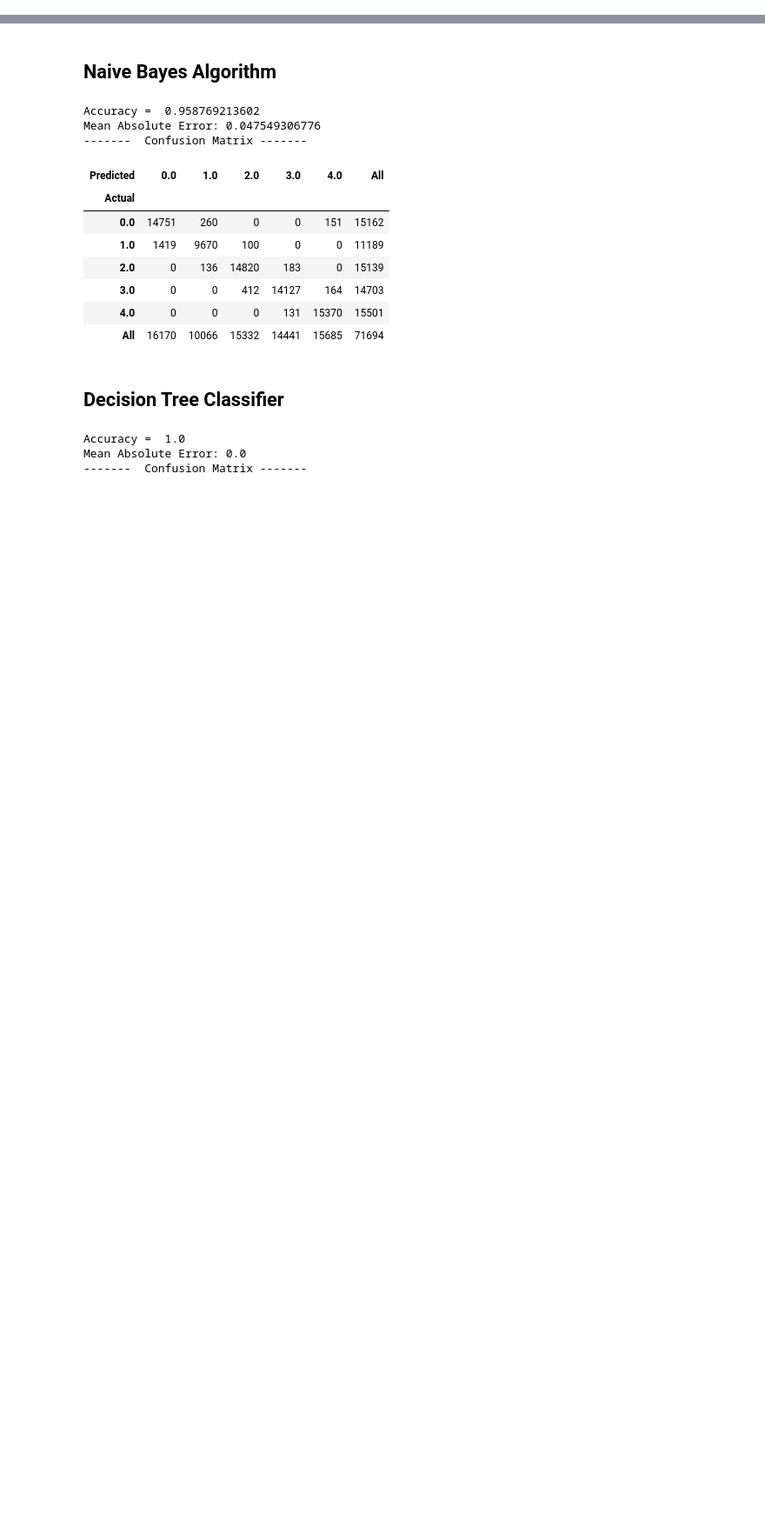
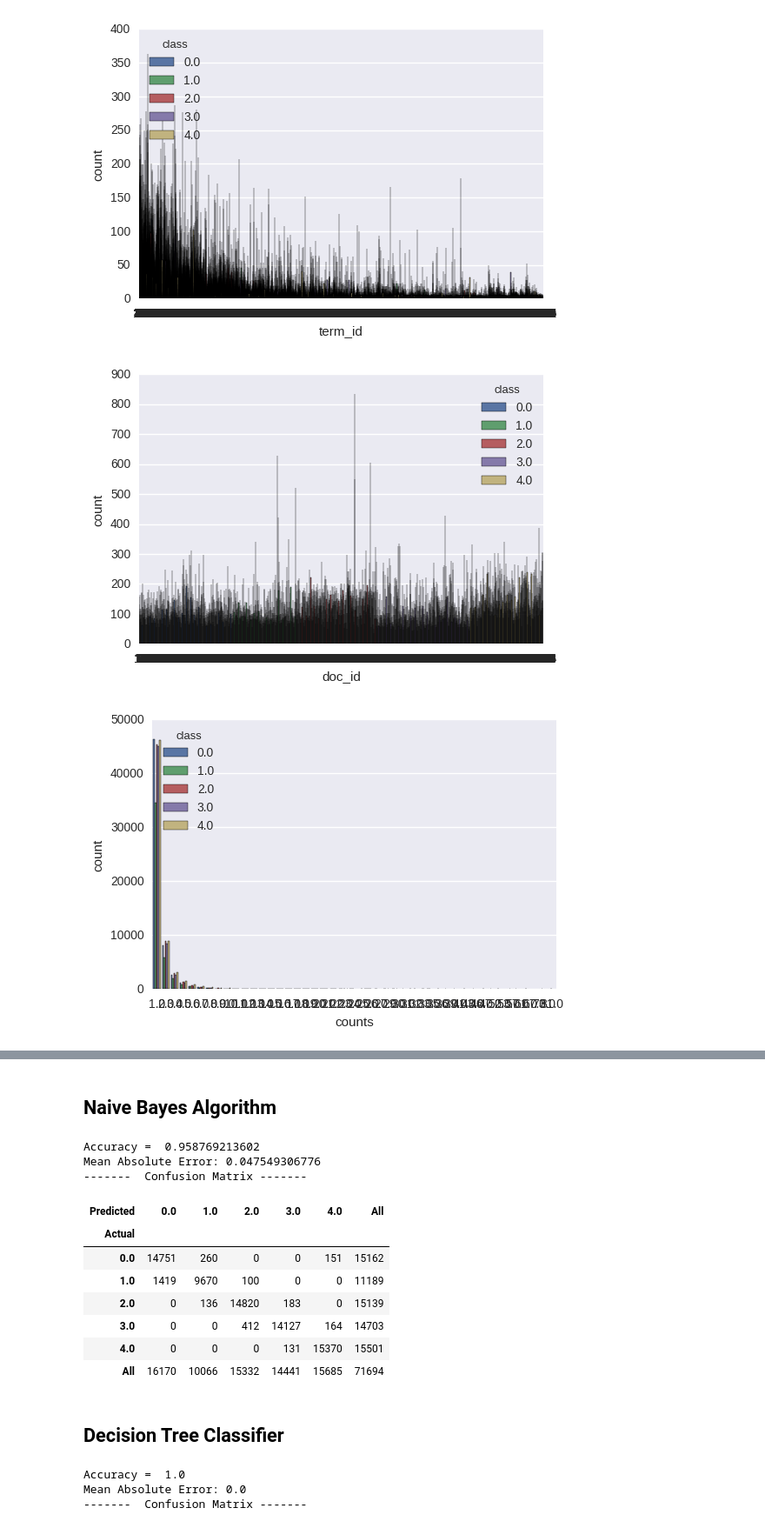
Before and after one commit to alishan2040/ml_project, a Jupyter notebook: Machine_learning_Algos.ipynb, the cells around one changed output, grey strips where cells are left out. Shown at 87% size. Cells and saved outputs as stored; diff of their text form; code cells hidden in the pictures; blank space fills up the shorter version.

```diff
--- a/Machine_learning_Algos.ipynb
+++ b/Machine_learning_Algos.ipynb
@@ -59,0 +194,14 @@ plt.scatter(data_array[:,0], data_array[:,3], c=colors )
+# %%
+# Your code goes here
+ax = sns.countplot(x='term_id', hue='class', data=classification_data)
+plt.show()
+
+ax = sns.countplot(x='doc_id', hue='class', data=classification_data)
+plt.show()
+
+ax = sns.countplot(x='counts', hue='class', data=classification_data)
+plt.show()
+# %% [output]
+[figure, added]
+[figure, added]
+[figure, added]
```
Also changed, not shown: parts of 49 cells of this notebook.
